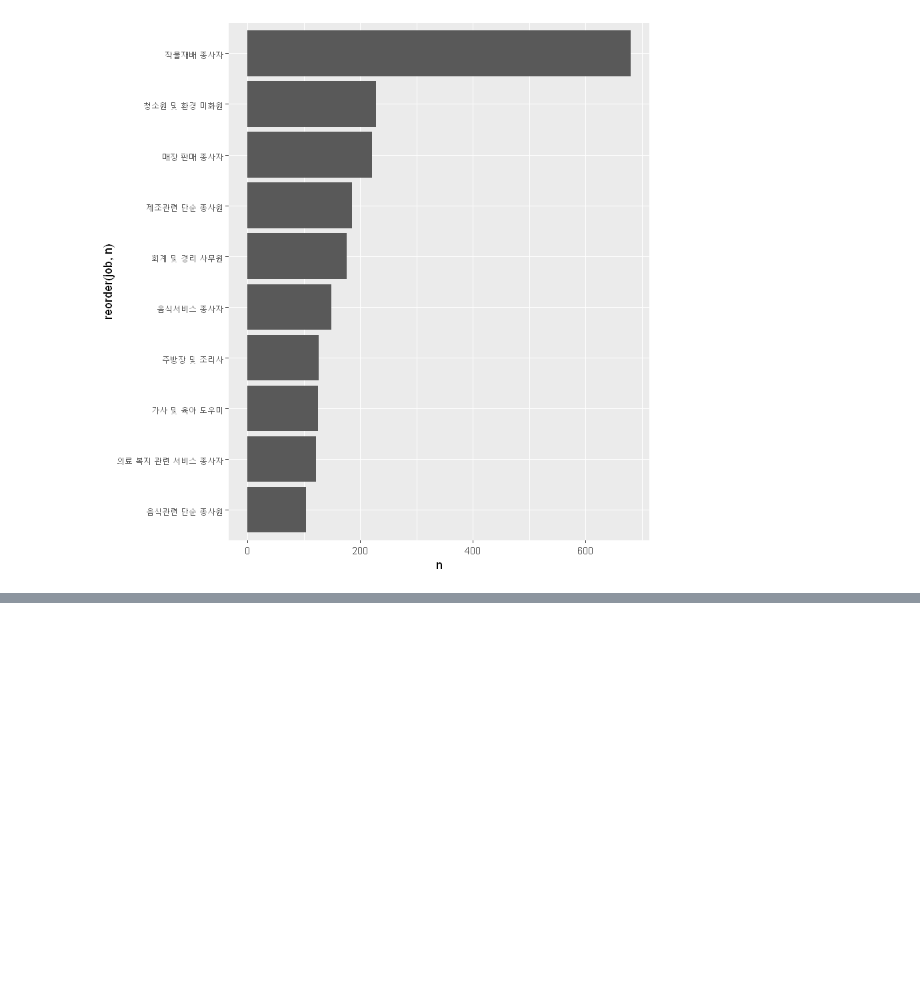
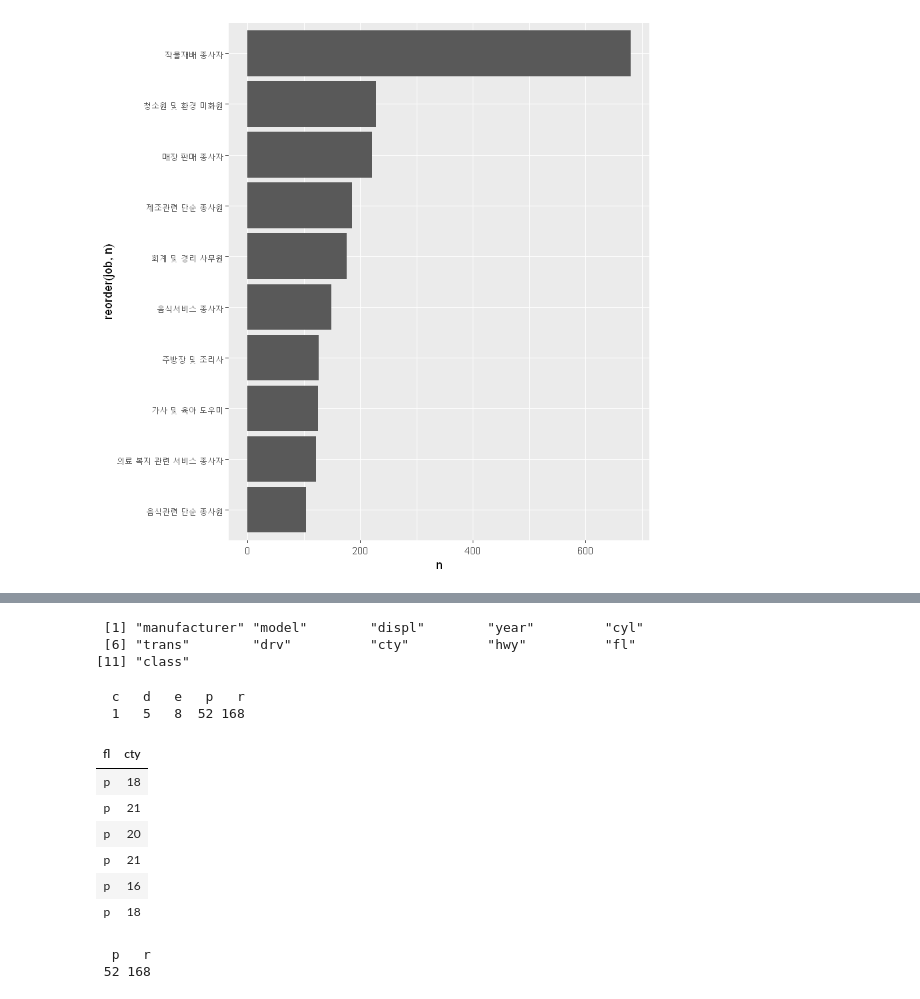
Before and after one commit to LDJWJ/RBasic, a Jupyter notebook: RProject_practice_withdoit.ipynb, the cells around one changed output, grey strips where cells are left out. Cells and saved outputs as stored; diff of their text form; code cells hidden in the pictures; blank space fills up the shorter version.

```diff
--- a/RProject_practice_withdoit.ipynb
+++ b/RProject_practice_withdoit.ipynb
@@ -401,0 +418,26 @@ ggplot(data = job_female, aes(x=reorder(job, n), y= n)) +
+# %%
+names(mpg)
+table(mpg$fl)
+# %% [output]
+ [1] "manufacturer" "model"        "displ"        "year"         "cyl"
+ [6] "trans"        "drv"          "cty"          "hwy"          "fl"
+[11] "class"
+  c   d   e   p   r
+  1   5   8  52 168
+# %%
+mpg_diff <- mpg %>% select(fl, cty) %>%
+              filter(fl %in% c("p", "r"))
+head(mpg_diff)
+# %% [output]
+| fl | cty |
+| p | 18 |
+| p | 21 |
+| p | 20 |
+| p | 21 |
+| p | 16 |
+| p | 18 |
+# %%
+table(mpg_diff$fl)
+# %% [output]
+  p   r
+ 52 168
```
Also changed, not shown: parts of 3 cells of this notebook, 2 other files.
